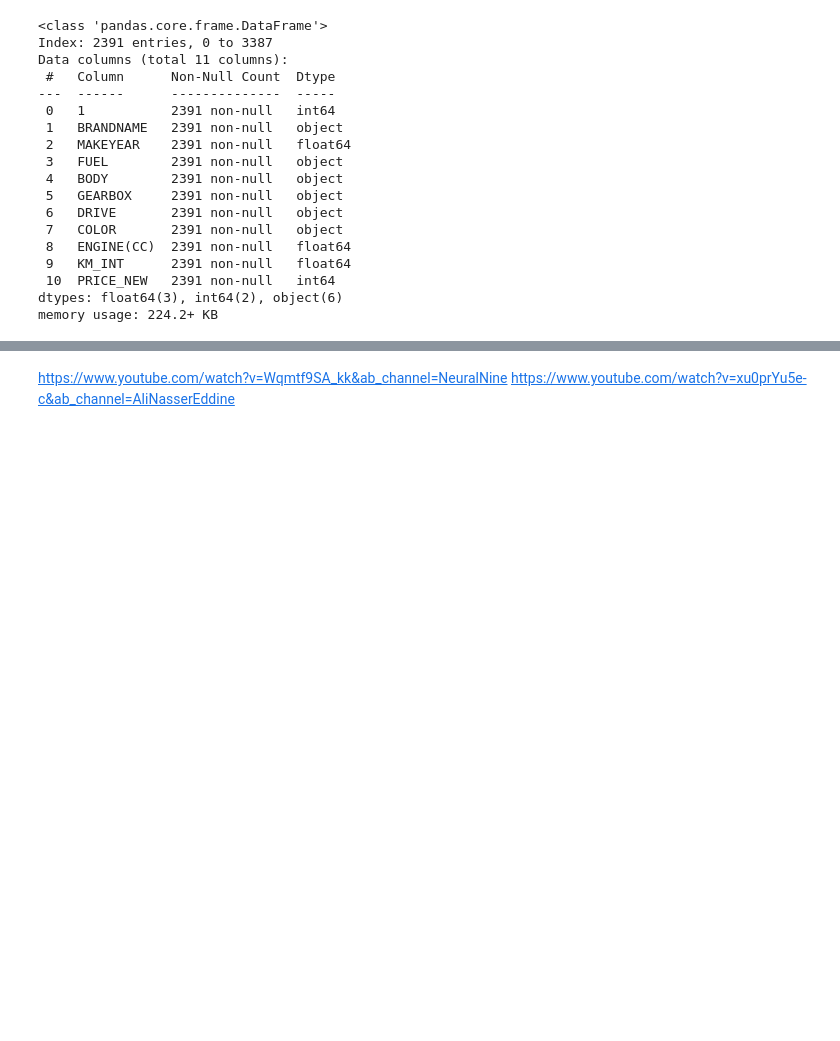
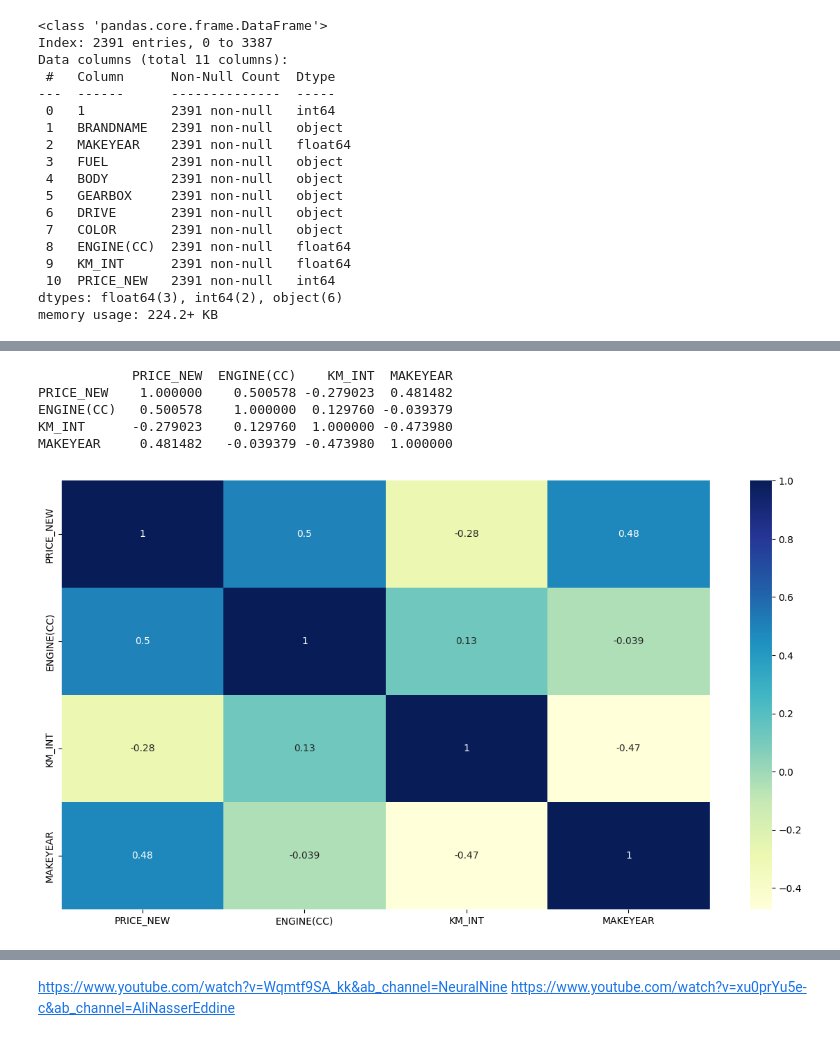
Before and after one commit to saagaar/For-thesis-Final---Scraping-car-data, a Jupyter notebook: thesis work/Preparing-dummy-variables-running-regression.ipynb, the cells around one changed output, grey strips where cells are left out. Cells and saved outputs as stored; diff of their text form; code cells hidden in the pictures; blank space fills up the shorter version.

```diff
--- a/thesis work/Preparing-dummy-variables-running-regression.ipynb
+++ b/thesis work/Preparing-dummy-variables-running-regression.ipynb
@@ -188,0 +178,13 @@ df2[zerokm_filter]
+# %%
+#Plot and see the correlation of various variables with Log of data
+plt.figure(figsize=(15,8))
+logNumericalData=log_dfNew[["PRICE_NEW","ENGINE(CC)","KM_INT","MAKEYEAR"]]
+print(logNumericalData.corr());
+sns.heatmap(logNumericalData.corr(),annot=True,cmap="YlGnBu");
+# %% [output]
+            PRICE_NEW  ENGINE(CC)    KM_INT  MAKEYEAR
+PRICE_NEW    1.000000    0.500578 -0.279023  0.481482
+ENGINE(CC)   0.500578    1.000000  0.129760 -0.039379
+KM_INT      -0.279023    0.129760  1.000000 -0.473980
+MAKEYEAR     0.481482   -0.039379 -0.473980  1.000000
+[figure, added]
```
Also changed, not shown: parts of 22 cells of this notebook, 3 other files.
